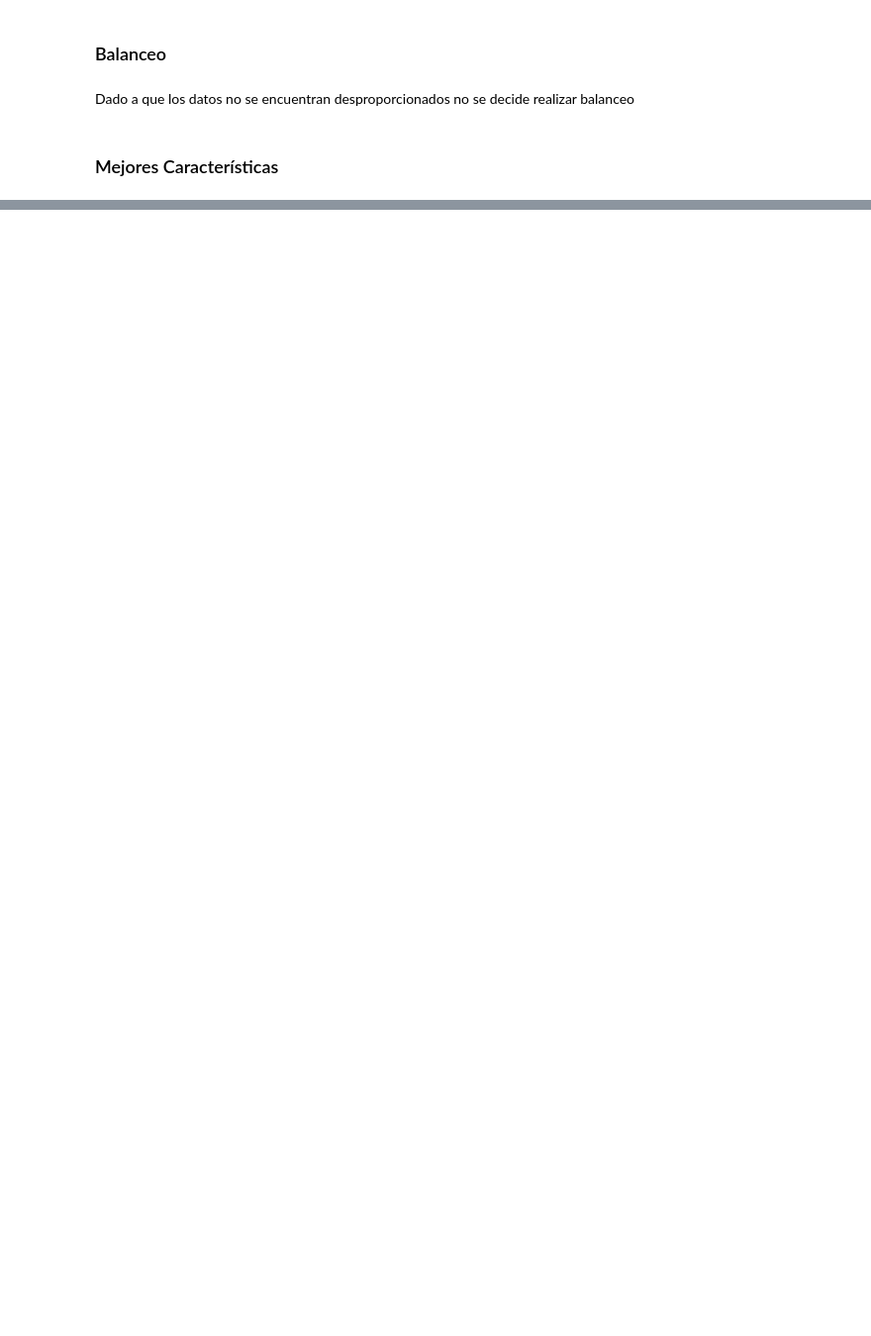
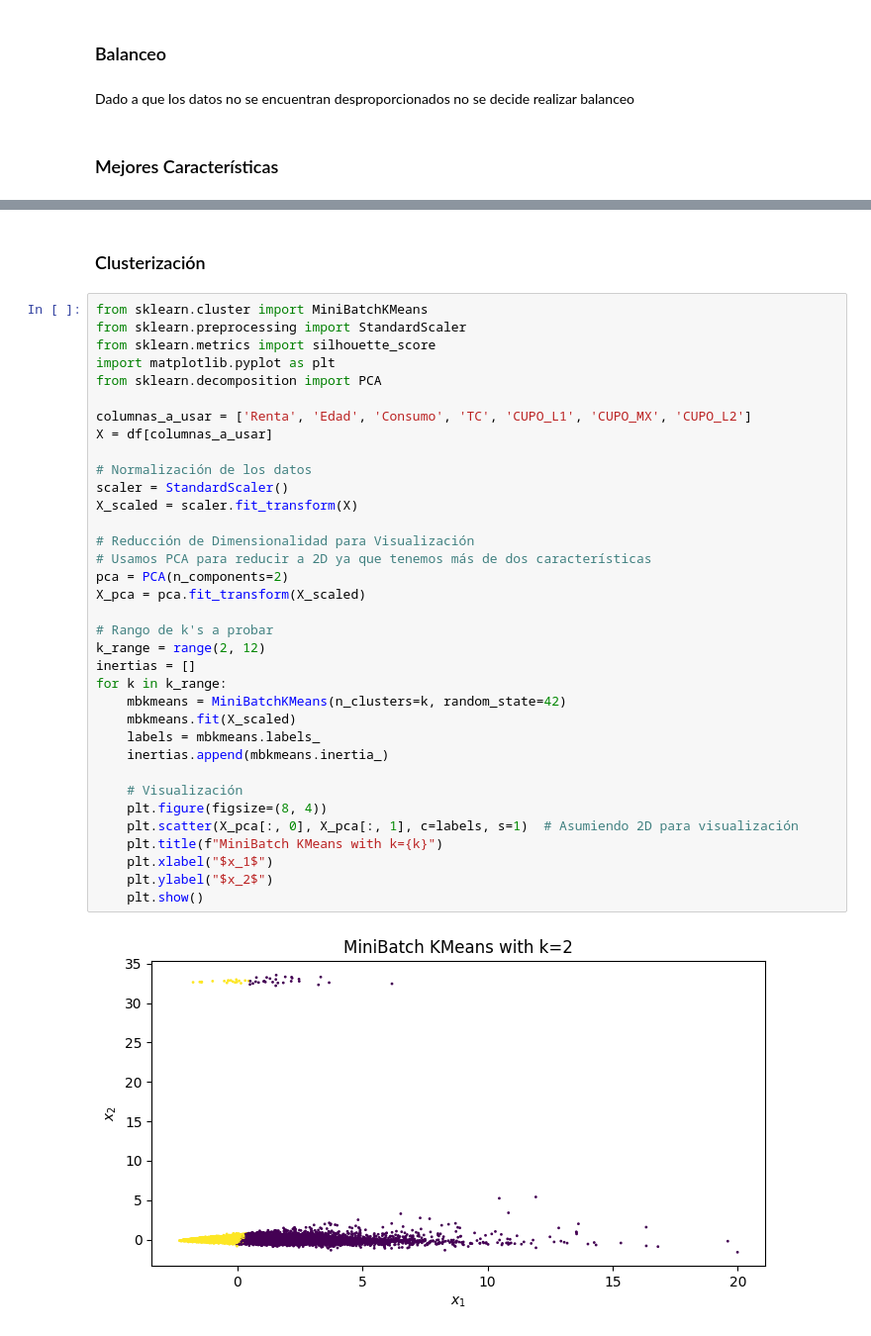
Before and after one commit to TheMorderous/Monopoly, a Jupyter notebook: Ev2_Banco_Monopoly_Los_nami_nami.ipynb, the cells around one changed output, grey strips where cells are left out. Shown at 99% size. Saved outputs shown, nothing was run; the diff lists cells and outputs as text; blank space fills up the shorter version.

```diff
--- a/Ev2_Banco_Monopoly_Los_nami_nami.ipynb
+++ b/Ev2_Banco_Monopoly_Los_nami_nami.ipynb
@@ -1146,0 +1213,39 @@ La característica CambioPin tiene un score de 0.01
+# %% [markdown]
+### Clusterización
+# %%
+from sklearn.cluster import MiniBatchKMeans
+from sklearn.preprocessing import StandardScaler
+from sklearn.metrics import silhouette_score
+import matplotlib.pyplot as plt
+from sklearn.decomposition import PCA
+
+columnas_a_usar = ['Renta', 'Edad', 'Consumo', 'TC', 'CUPO_L1', 'CUPO_MX', 'CUPO_L2']
+X = df[columnas_a_usar]
+
+# Normalización de los datos
+scaler = StandardScaler()
+X_scaled = scaler.fit_transform(X)
+
+# Reducción de Dimensionalidad para Visualización
+# Usamos PCA para reducir a 2D ya que tenemos más de dos características
+pca = PCA(n_components=2)
+X_pca = pca.fit_transform(X_scaled)
+
+# Rango de k's a probar
+k_range = range(2, 12)
+inertias = []
+for k in k_range:
+    mbkmeans = MiniBatchKMeans(n_clusters=k, random_state=42)
+    mbkmeans.fit(X_scaled)
+    labels = mbkmeans.labels_
+    inertias.append(mbkmeans.inertia_)
+
+    # Visualización
+    plt.figure(figsize=(8, 4))
+    plt.scatter(X_pca[:, 0], X_pca[:, 1], c=labels, s=1)  # Asumiendo 2D para visualización
+    plt.title(f"MiniBatch KMeans with k={k}")
+    plt.xlabel("$x_1$")
+    plt.ylabel("$x_2$")
+    plt.show()
+# %% [output]
+[figure, added]
```
Also changed, not shown: parts of 50 cells of this notebook.
